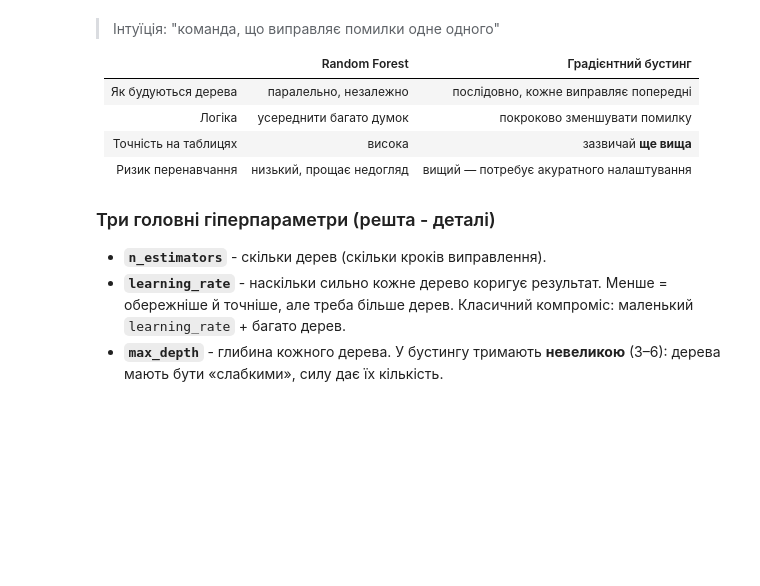
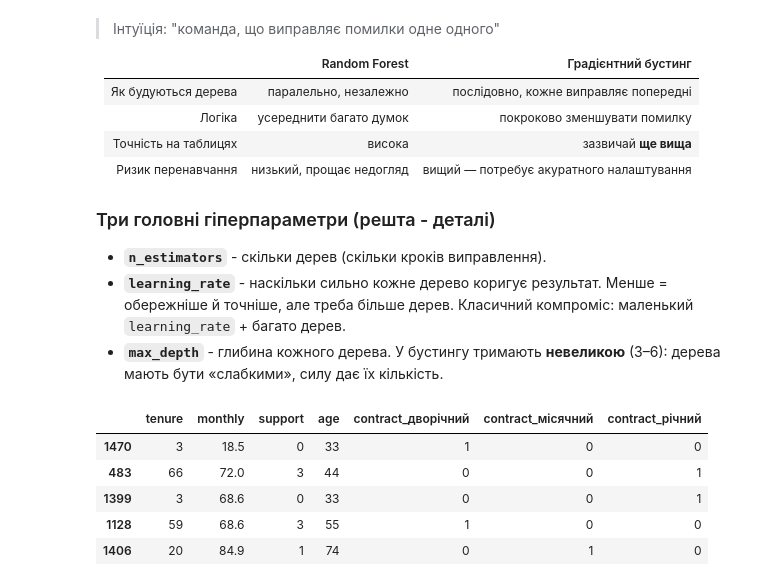
Before and after one commit to Wilson1994/DTA-2026, a Jupyter notebook: ML/XGBoost_LightGBM.ipynb, the cells around one changed output. Cells and saved outputs as stored; diff of their text form; code cells hidden in the pictures; blank space fills up the shorter version.

```diff
--- a/ML/XGBoost_LightGBM.ipynb
+++ b/ML/XGBoost_LightGBM.ipynb
@@ -105,3 +105,19 @@ CV accuracy: [0.767 0.747 0.683 0.74  0.747] | середнє: 0.737 ± 0.028
 - **`n_estimators`** - скільки дерев (скільки кроків виправлення).
 - **`learning_rate`** - наскільки сильно кожне дерево коригує результат. Менше = обережніше й точніше, але треба більше дерев. Класичний компроміс: маленький `learning_rate` + багато дерев.
 - **`max_depth`** - глибина кожного дерева. У бустингу тримають **невеликою** (3–6): дерева мають бути «слабкими», силу дає їх кількість.
+# %%
+from sklearn.metrics import accuracy_score, roc_auc_score
+from sklearn.ensemble import RandomForestClassifier
+from xgboost import XGBClassifier
+from lightgbm import LGBMClassifier
+
+X_tr = pd.get_dummies(X_train, columns=['contract'], dtype=int)
+X_te = pd.get_dummies(X_test, columns=['contract'], dtype=int).reindex(columns=X_tr.columns, fill_value=0)
+X_tr.head()
+# %% [output]
+|  | tenure | monthly | support | age | contract_дворічний | contract_місячний | contract_річний |
+| 1470 | 3 | 18.5 | 0 | 33 | 1 | 0 | 0 |
+| 483 | 66 | 72.0 | 3 | 44 | 0 | 0 | 1 |
+| 1399 | 3 | 68.6 | 0 | 33 | 0 | 0 | 1 |
+| 1128 | 59 | 68.6 | 3 | 55 | 1 | 0 | 0 |
+| 1406 | 20 | 84.9 | 1 | 74 | 0 | 1 | 0 |
```
Also changed, not shown: parts of 3 cells of this notebook.
